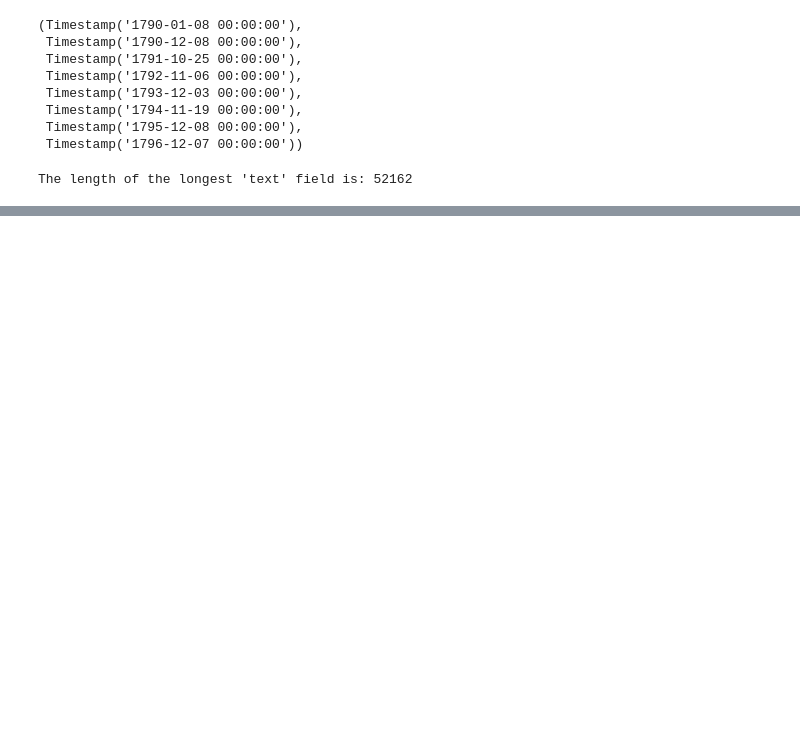
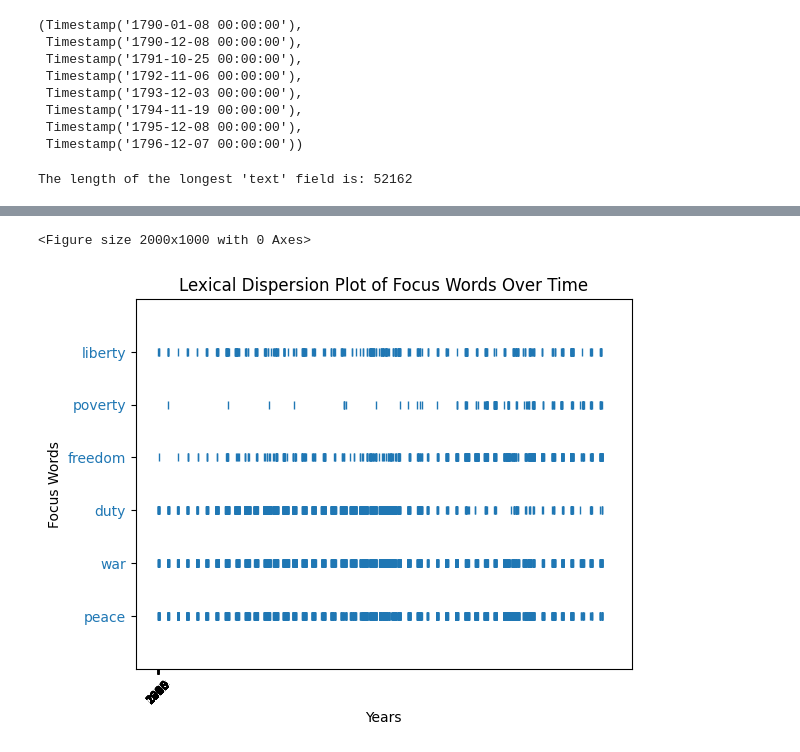
Before and after one commit to hasmeu/colab, a Jupyter notebook: stateunion.ipynb, the cells around one changed output, grey strips where cells are left out. Drawn from its saved outputs; the diff is of its cells as text; code cells hidden in the pictures; blank space fills up the shorter version.

```diff
--- a/stateunion.ipynb
+++ b/stateunion.ipynb
@@ -92,0 +90,22 @@ KeyError: 1
+# %%
+years = [block["year"] for block in blocks]
+all_texts = [block["text"] for block in blocks]
+focus_words = ["liberty", "poverty", "freedom", "duty", "war", "peace"]
+# Customize with the words you want to focus on
+# %%
+import nltk
+from nltk.draw.dispersion import dispersion_plot
+
+# Combine all texts into a single list for dispersion_plot
+all_words = [word for sublist in all_texts for word in sublist]
+
+plt.figure(figsize=(20, 10))  # Adjust figure size as needed
+dispersion_plot(all_words, focus_words)
+plt.xticks(range(len(years)), years, rotation=45)  # Set x-axis ticks to years
+plt.xlabel("Years")
+plt.ylabel("Focus Words")
+plt.title("Lexical Dispersion Plot of Focus Words Over Time")
+plt.show()
+# %% [output]
+<Figure size 2000x1000 with 0 Axes>
+[figure, added]
```
Also changed, not shown: parts of 1 cell of this notebook.
